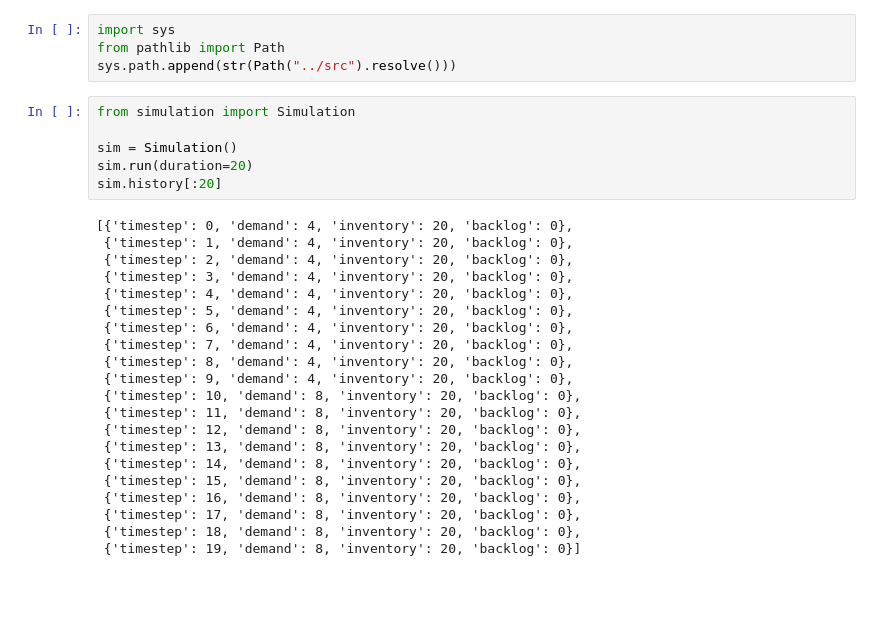
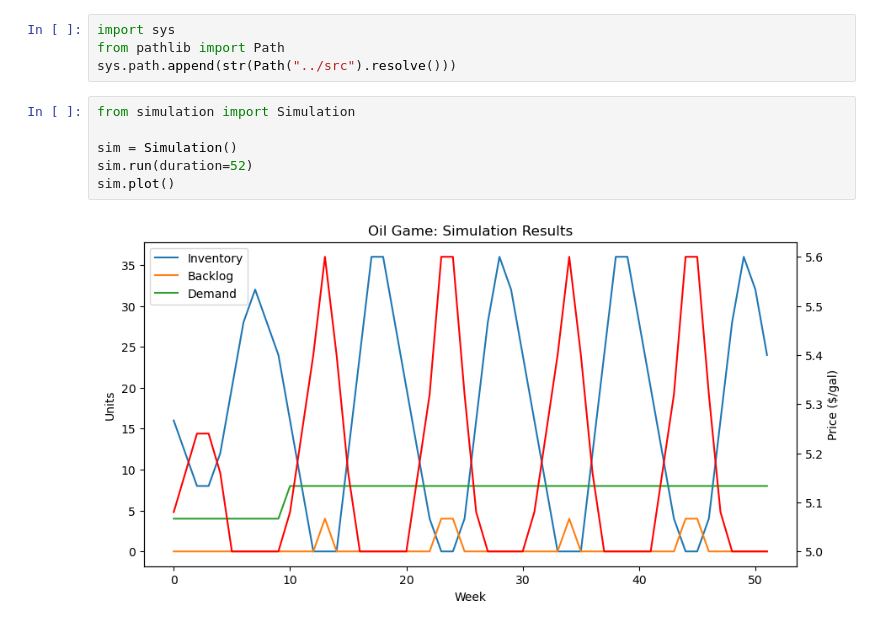
Before and after one commit to cosmicricky/the-oil-game, a Jupyter notebook: notebooks/exploration.ipynb, the cells around one changed output. Cells and saved outputs as stored; diff of their text form; blank space fills up the shorter version.

```diff
--- a/notebooks/exploration.ipynb
+++ b/notebooks/exploration.ipynb
@@ -5,27 +5,8 @@ sys.path.append(str(Path("../src").resolve()))
 # %%
 from simulation import Simulation
 
 sim = Simulation()
-sim.run(duration=20)
-sim.history[:20]
+sim.run(duration=52)
+sim.plot()
 # %% [output]
-[{'timestep': 0, 'demand': 4, 'inventory': 20, 'backlog': 0},
- {'timestep': 1, 'demand': 4, 'inventory': 20, 'backlog': 0},
- {'timestep': 2, 'demand': 4, 'inventory': 20, 'backlog': 0},
- {'timestep': 3, 'demand': 4, 'inventory': 20, 'backlog': 0},
- {'timestep': 4, 'demand': 4, 'inventory': 20, 'backlog': 0},
- {'timestep': 5, 'demand': 4, 'inventory': 20, 'backlog': 0},
- {'timestep': 6, 'demand': 4, 'inventory': 20, 'backlog': 0},
- {'timestep': 7, 'demand': 4, 'inventory': 20, 'backlog': 0},
- {'timestep': 8, 'demand': 4, 'inventory': 20, 'backlog': 0},
- {'timestep': 9, 'demand': 4, 'inventory': 20, 'backlog': 0},
- {'timestep': 10, 'demand': 8, 'inventory': 20, 'backlog': 0},
- {'timestep': 11, 'demand': 8, 'inventory': 20, 'backlog': 0},
- {'timestep': 12, 'demand': 8, 'inventory': 20, 'backlog': 0},
- {'timestep': 13, 'demand': 8, 'inventory': 20, 'backlog': 0},
- {'timestep': 14, 'demand': 8, 'inventory': 20, 'backlog': 0},
- {'timestep': 15, 'demand': 8, 'inventory': 20, 'backlog': 0},
- {'timestep': 16, 'demand': 8, 'inventory': 20, 'backlog': 0},
- {'timestep': 17, 'demand': 8, 'inventory': 20, 'backlog': 0},
- {'timestep': 18, 'demand': 8, 'inventory': 20, 'backlog': 0},
- {'timestep': 19, 'demand': 8, 'inventory': 20, 'backlog': 0}]
+[figure, added]
```
Also changed, not shown: 3 other files.
